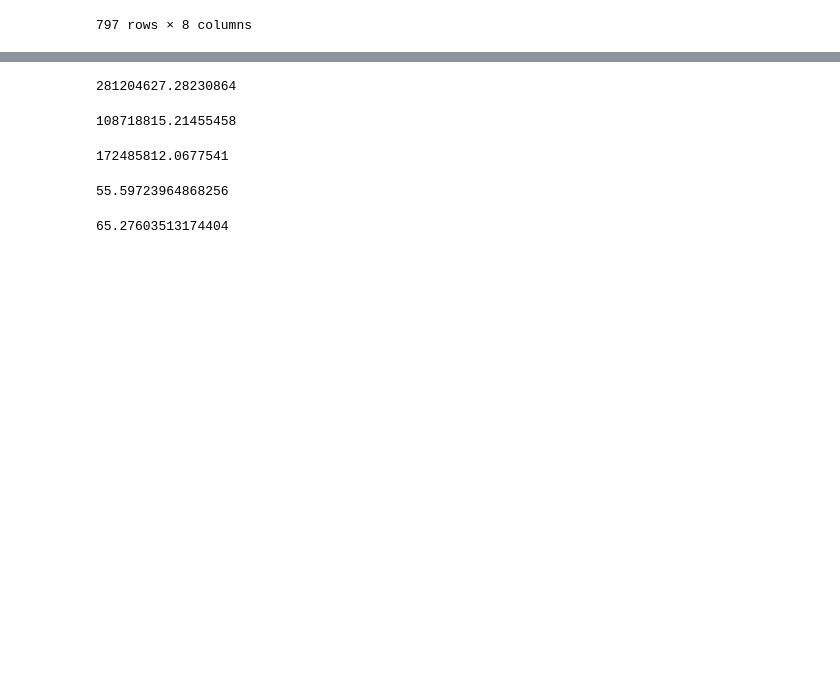
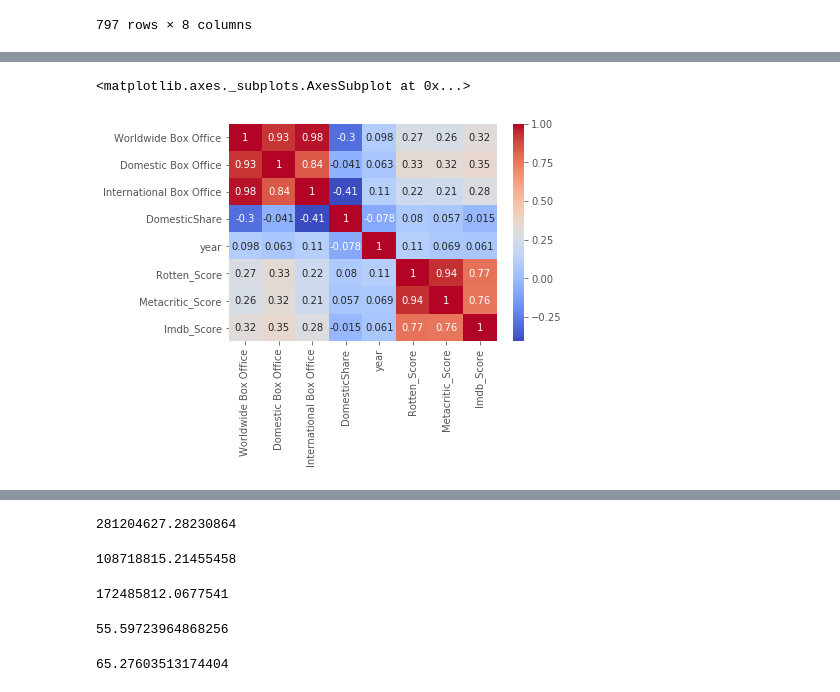
Before and after one commit to ColinMaloney/movies, a Jupyter notebook: yearly_rating.ipynb, the cells around one changed output, grey strips where cells are left out. Drawn from its saved outputs; the diff is of its cells as text; code cells hidden in the pictures; blank space fills up the shorter version.

Commit message:
Plottings and linreg

```diff
--- a/yearly_rating.ipynb
+++ b/yearly_rating.ipynb
@@ -197,7 +157,8 @@ print(len(IBOlistvalues))
 # %%
-final_df['Worldwide Box Office'] = WBOlistvalues
-final_df['Domestic Box Office'] = DBOlistvalues
-final_df['International Box Office'] = IBOlistvalues
+final_df['Worldwide Box Office'] = final_df['Worldwide Box Office'].map(clean_money)
+# %%
+final_df['Domestic Box Office'] = final_df['Domestic Box Office'].map(clean_money)
 # %%
-DS = final_df['Domestic Box Office'][0] / final_df['Worldwide Box Office'][0]
-DS
+final_df['International Box Office'] = final_df['International Box Office'].map(clean_money)
+# %%
+final_df['DomesticShare'] = final_df['DomesticShare'].map(lambda x : float(x.replace('%','')))
@@ -203,0 +177,5 @@ DS
+# %%
+sns.heatmap(final_df.corr(),cmap='coolwarm',annot=True)
+# %% [output]
+<matplotlib.axes._subplots.AxesSubplot at 0x...>
+[figure, added]
```
Also changed, not shown: parts of 48 cells of this notebook, 1 other file.
